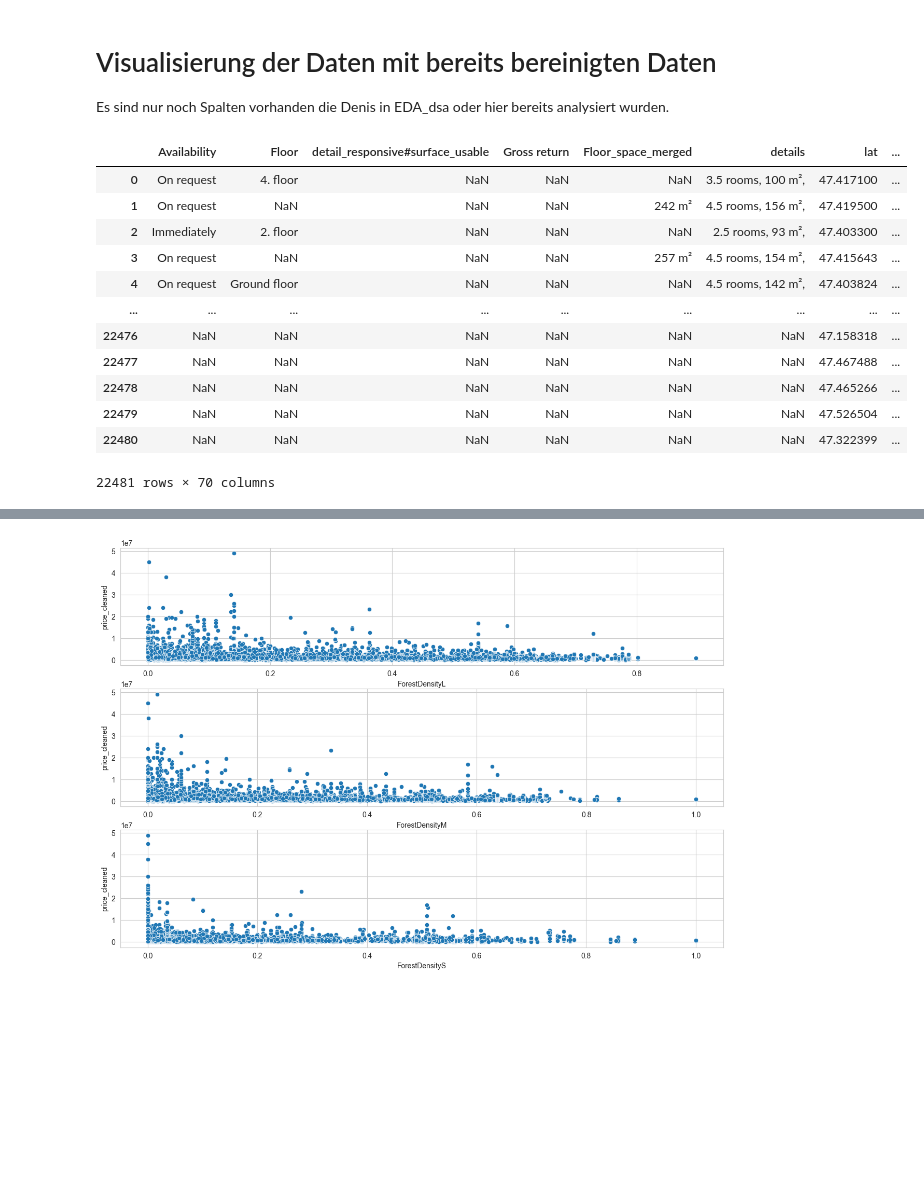
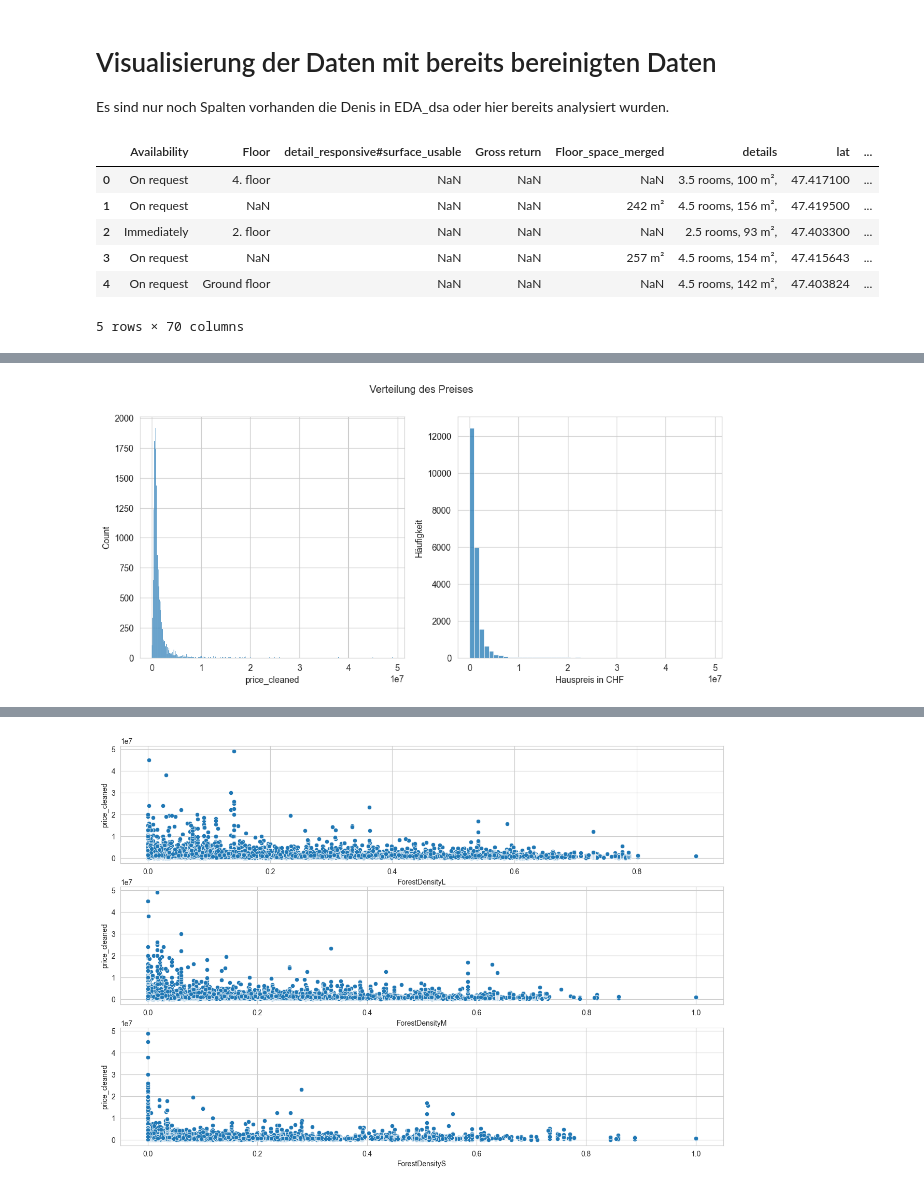
Before and after one commit to staldenhoefler/immo_challenge, a Jupyter notebook: notebooks/EDA.ipynb, the cells around one changed output, grey strips where cells are left out. Saved outputs shown, nothing was run; the diff lists cells and outputs as text; code cells hidden in the pictures; blank space fills up the shorter version.

Commit message:
- visualising data

```diff
--- a/notebooks/EDA.ipynb
+++ b/notebooks/EDA.ipynb
@@ -579,21 +579,15 @@ with open('../src/params.yaml', 'r', encoding='utf-8') as file:
 dp.dropColumns(params['columns_to_drop_all'])
 df_clean = dp.getData()
 # %%
-df_clean
+df_clean.head()
 # %% [output]
 |  | Availability | Floor | detail_responsive#surface_usable | Gross return | Floor_space_merged | details | lat | ... |
 | 0 | On request | 4. floor | NaN | NaN | NaN | 3.5 rooms, 100 m², | 47.417100 | ... |
 | 1 | On request | NaN | NaN | NaN | 242 m² | 4.5 rooms, 156 m², | 47.419500 | ... |
 | 2 | Immediately | 2. floor | NaN | NaN | NaN | 2.5 rooms, 93 m², | 47.403300 | ... |
 | 3 | On request | NaN | NaN | NaN | 257 m² | 4.5 rooms, 154 m², | 47.415643 | ... |
 | 4 | On request | Ground floor | NaN | NaN | NaN | 4.5 rooms, 142 m², | 47.403824 | ... |
-| ... | ... | ... | ... | ... | ... | ... | ... | ... |
-| 22476 | NaN | NaN | NaN | NaN | NaN | NaN | 47.158318 | ... |
-| 22477 | NaN | NaN | NaN | NaN | NaN | NaN | 47.467488 | ... |
-| 22478 | NaN | NaN | NaN | NaN | NaN | NaN | 47.465266 | ... |
-| 22479 | NaN | NaN | NaN | NaN | NaN | NaN | 47.526504 | ... |
-| 22480 | NaN | NaN | NaN | NaN | NaN | NaN | 47.322399 | ... |
-22481 rows × 70 columns
+5 rows × 70 columns
 # %%
 df_clean.info()
 # %% [output]
@@ -618,0 +611,12 @@ memory usage: 12.0+ MB
+# %%
+fig, ax = plt.subplots(1, 2, figsize=(12, 5))
+sns.histplot(data=df_clean, x="price_cleaned", bins=500, ax=ax[0])
+plt.xlabel("Hauspreis in CHF")
+plt.ylabel("Häufigkeit")
+plt.suptitle("Verteilung des Preises")
+sns.histplot(data=df_clean, x="price_cleaned", bins=50, ax=ax[1])
+plt.xlabel("Hauspreis in CHF")
+plt.ylabel("Häufigkeit")
+plt.show()
+# %% [output]
+[figure, added]
```
Also changed, not shown: parts of 13 cells of this notebook.
